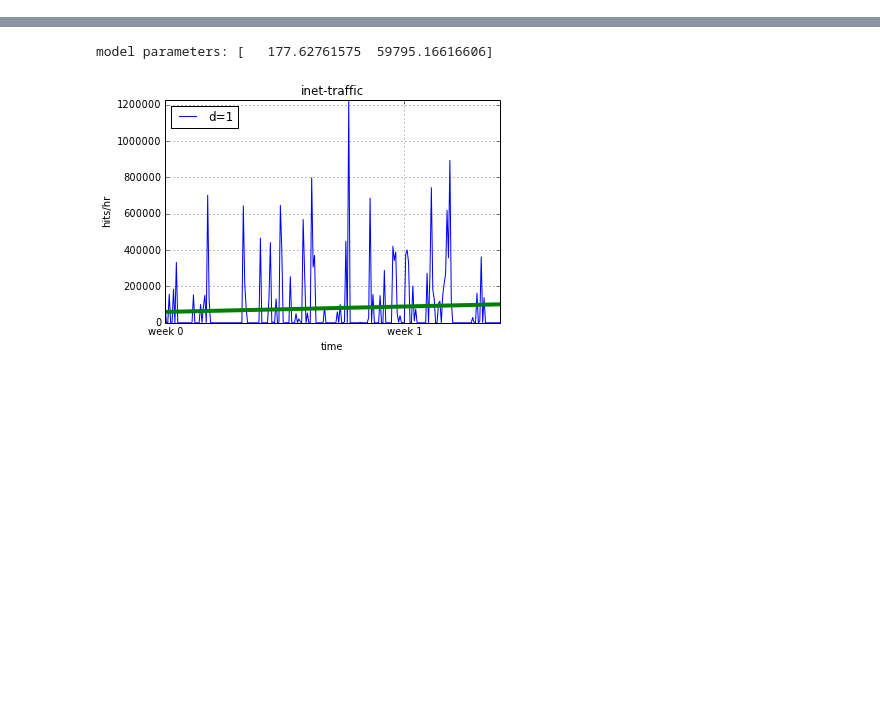
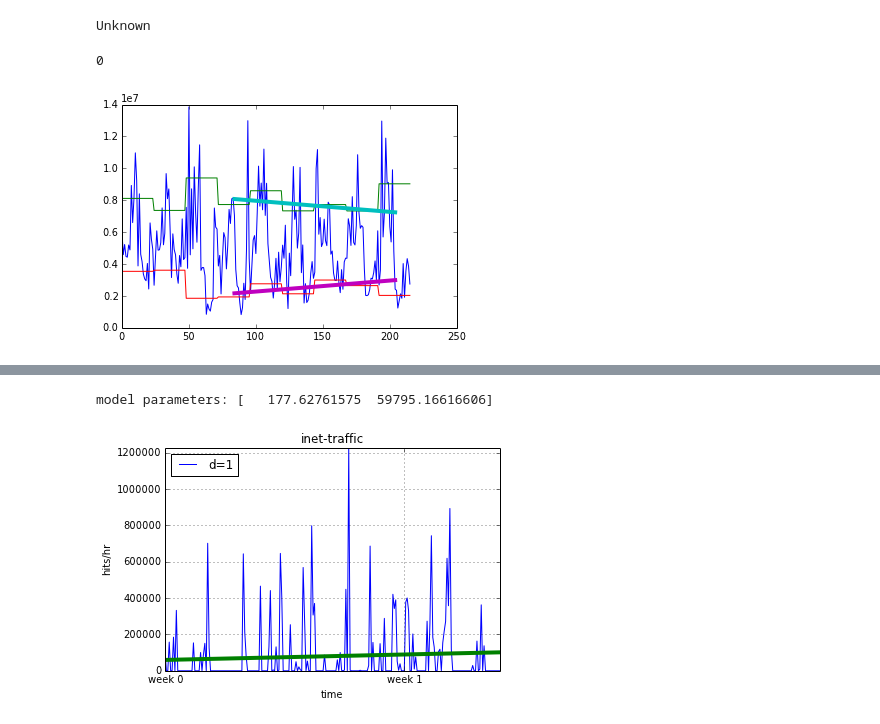
Before and after one commit to arnarn/projekt, a Jupyter notebook: project.ipynb, the cells around one changed output, grey strips where cells are left out. Saved outputs shown, nothing was run; the diff lists cells and outputs as text; code cells hidden in the pictures; blank space fills up the shorter version.

Commit message:
Moving Window
Added a clean moving window part

```diff
--- a/project.ipynb
+++ b/project.ipynb
@@ -103,3 +180,13 @@ def GETlist_diff(list1,list2):
+# %%
+# Go moving window function
+servicename = 'Unknown'
+feature_speeds = GETfeature_speeds(servicename)
+
+Moving_Window(5, 8, feature_speeds)
+# %% [output]
+Unknown
+0
+[figure, added]
 # %%
 reptimes = map(get_time, reports)
 # %%
```
Also changed, not shown: parts of 11 cells of this notebook.
